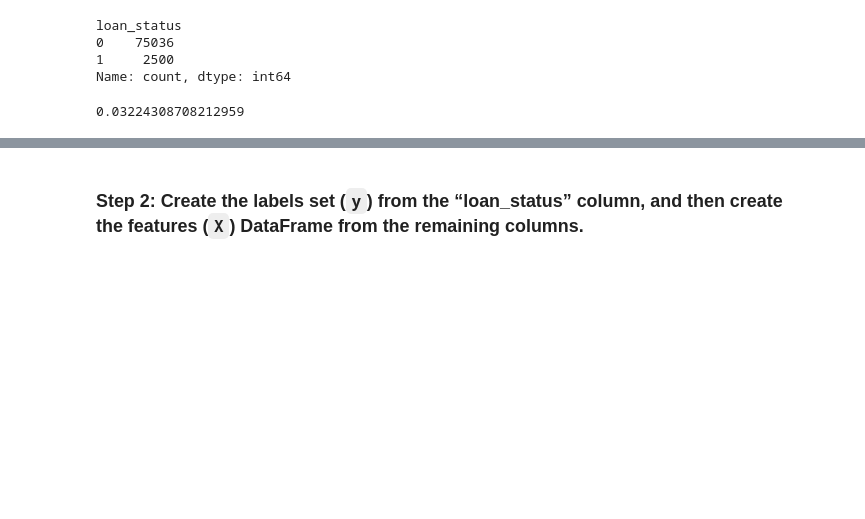
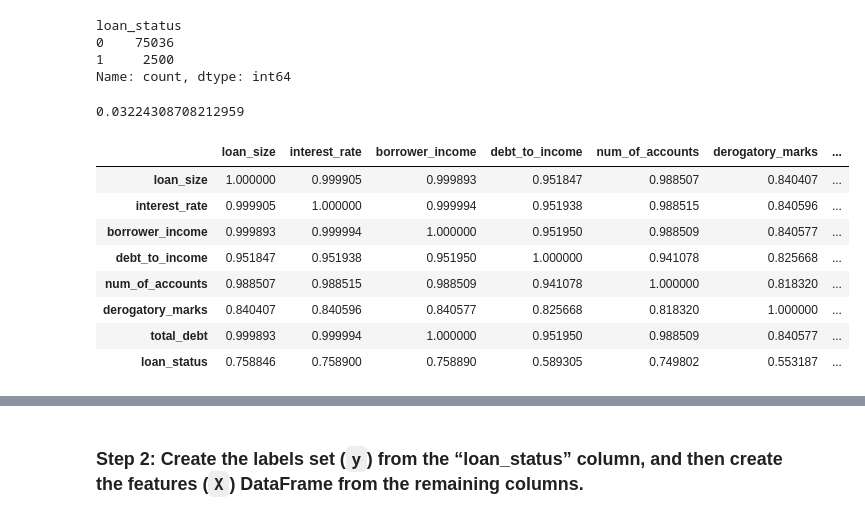
Before and after one commit to ajmonte0920/20_da_sep2024_hw_20_credit-risk-classification, a Jupyter notebook: Credit_Risk/credit_risk_classification.ipynb, the cells around one changed output, grey strips where cells are left out. Saved outputs shown, nothing was run; the diff lists cells and outputs as text; code cells hidden in the pictures; blank space fills up the shorter version.

```diff
--- a/Credit_Risk/credit_risk_classification.ipynb
+++ b/Credit_Risk/credit_risk_classification.ipynb
@@ -91,0 +92,15 @@ Name: count, dtype: int64
+# %%
+# Feature selection
+# correlation analysis
+corrs = df.corr()
+corrs
+# %% [output]
+|  | loan_size | interest_rate | borrower_income | debt_to_income | num_of_accounts | derogatory_marks | ... |
+| loan_size | 1.000000 | 0.999905 | 0.999893 | 0.951847 | 0.988507 | 0.840407 | ... |
+| interest_rate | 0.999905 | 1.000000 | 0.999994 | 0.951938 | 0.988515 | 0.840596 | ... |
+| borrower_income | 0.999893 | 0.999994 | 1.000000 | 0.951950 | 0.988509 | 0.840577 | ... |
+| debt_to_income | 0.951847 | 0.951938 | 0.951950 | 1.000000 | 0.941078 | 0.825668 | ... |
+| num_of_accounts | 0.988507 | 0.988515 | 0.988509 | 0.941078 | 1.000000 | 0.818320 | ... |
+| derogatory_marks | 0.840407 | 0.840596 | 0.840577 | 0.825668 | 0.818320 | 1.000000 | ... |
+| total_debt | 0.999893 | 0.999994 | 1.000000 | 0.951950 | 0.988509 | 0.840577 | ... |
+| loan_status | 0.758846 | 0.758900 | 0.758890 | 0.589305 | 0.749802 | 0.553187 | ... |
```
Also changed, not shown: parts of 11 cells of this notebook.
